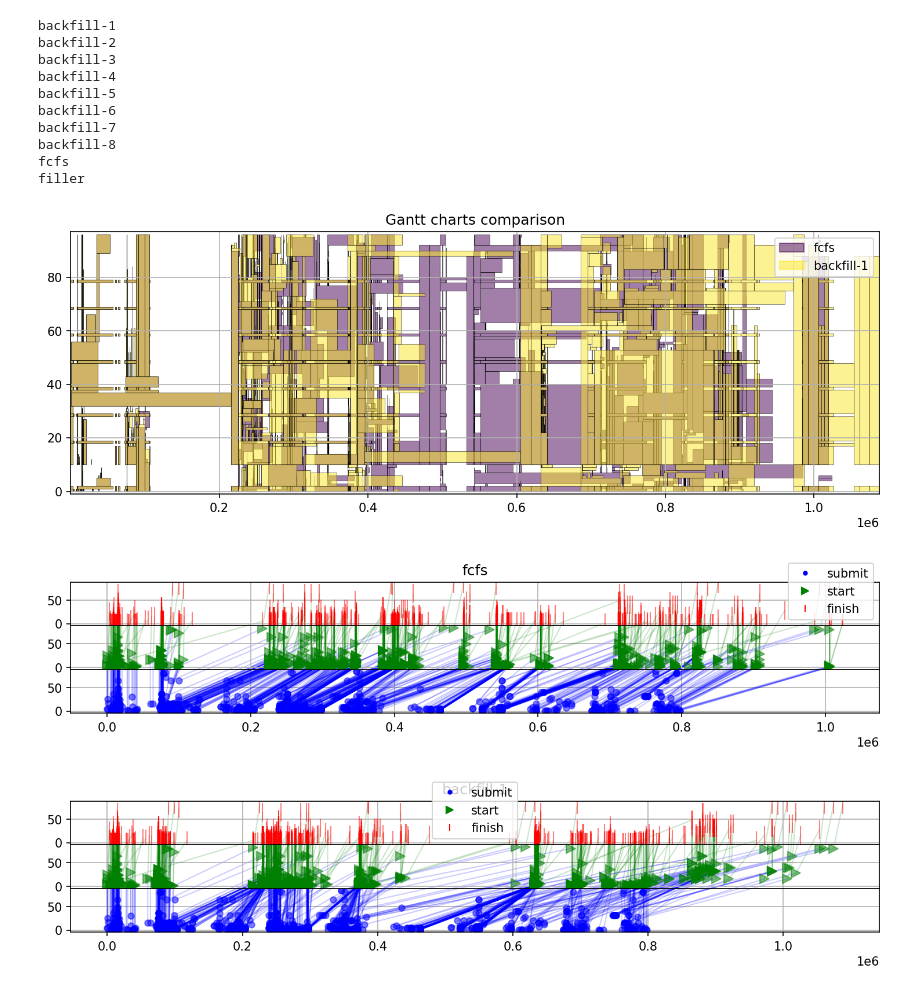
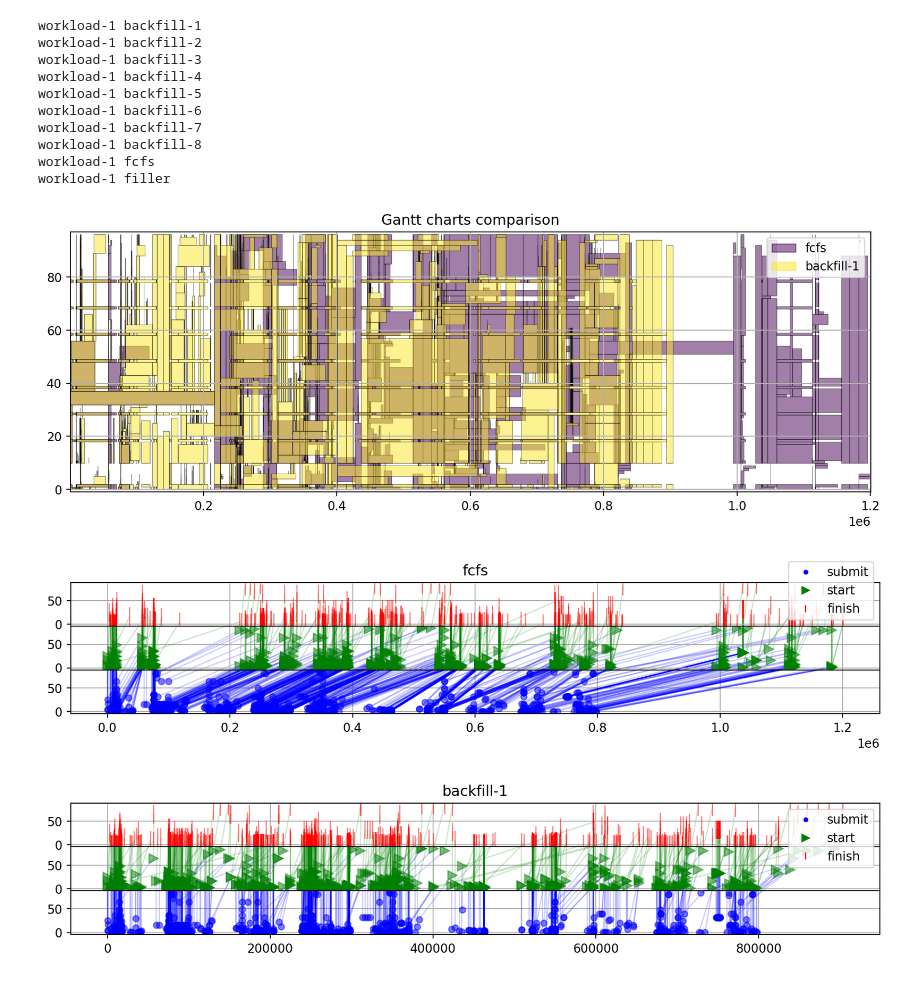
Before and after one commit to jankopanski/Burst-Buffer-Scheduling, a Jupyter notebook: analysis/Comparison.ipynb, the cells around one changed output. Cells and saved outputs as stored; diff of their text form; code cells hidden in the pictures.

```diff
--- a/analysis/Comparison.ipynb
+++ b/analysis/Comparison.ipynb
@@ -12,7 +12,8 @@ import matplotlib.pyplot as plt
 from evalys import visu
 from evalys.jobset import JobSet
 # %%
-input_location = 'KTH-1000-gauss'
+input_location = 'KTH-1000-workloads'
+files_prefix = 'workload-1'
 # %%
 schedule_files = []
 jobs_files = []
@@ -32,10 +33,16 @@ print(jobs_files)
 # %%
 metrics = pd.DataFrame()
 for file in schedule_files:
-    name = os.path.basename(file).split('_')[0]
-    print(name)
+    if files_prefix:
+        workload_name, schedule_name, _ = os.path.basename(file).split('_')
+    else:
+        workload_name = None
+        schedule_name, _ = os.path.basename(file).split('_')
+    if workload_name != files_prefix:
+        continue
+    print(workload_name, schedule_name)
     df = pd.read_csv(file)
-    df['schedule'] = name
+    df['schedule'] = schedule_name
     df = df.set_index('schedule')
     metrics = metrics.append(df)
 # %% [output]
@@ -80,34 +87,40 @@ fig.tight_layout()
 # %%
 jobsets = {}
 for file in jobs_files:
-    name = os.path.basename(file).split('_')[0]
-    print(name)
-    jobsets[name] = JobSet.from_csv(file)
+    if files_prefix:
+        workload_name, schedule_name, _ = os.path.basename(file).split('_')
+    else:
+        workload_name = None
+        schedule_name, _ = os.path.basename(file).split('_')
+    if workload_name != files_prefix:
+        continue
+    print(workload_name, schedule_name)
+    jobsets[schedule_name] = JobSet.from_csv(file)
 # %% [output]
-backfill-1
-backfill-2
-backfill-3
-backfill-4
-backfill-5
-backfill-6
-backfill-7
-backfill-8
-fcfs
-filler
+workload-1 backfill-1
+workload-1 backfill-2
+workload-1 backfill-3
+workload-1 backfill-4
+workload-1 backfill-5
+workload-1 backfill-6
+workload-1 backfill-7
+workload-1 backfill-8
+workload-1 fcfs
+workload-1 filler
 # %%
 diff_schedules = ['fcfs', 'backfill-1']
 # %%
 diff_jobsets = {schedule: jobsets[schedule] for schedule in diff_schedules}
 matplotlib.rcParams['figure.figsize'] = 12,4
-matplotlib.rcParams['figure.dpi']= 150
+matplotlib.rcParams['figure.dpi']= 170
 visu.gantt.plot_diff_gantt(diff_jobsets)
 # %% [output]
-[figure, old version]
+[figure, new version]
 # %%
 matplotlib.rcParams['figure.figsize'] = 12, 2
-matplotlib.rcParams['figure.dpi']= 150
+matplotlib.rcParams['figure.dpi']= 170
 visu.lifecycle.plot_lifecycle(jobsets[diff_schedules[0]], title=diff_schedules[0])
 visu.lifecycle.plot_lifecycle(jobsets[diff_schedules[1]], title=diff_schedules[1])
 # %% [output]
-[figure, old version]
+[figure, new version]
-[figure, old version]
+[figure, new version]
```
Also changed, not shown: parts of 4 cells of this notebook, 1 other file.
